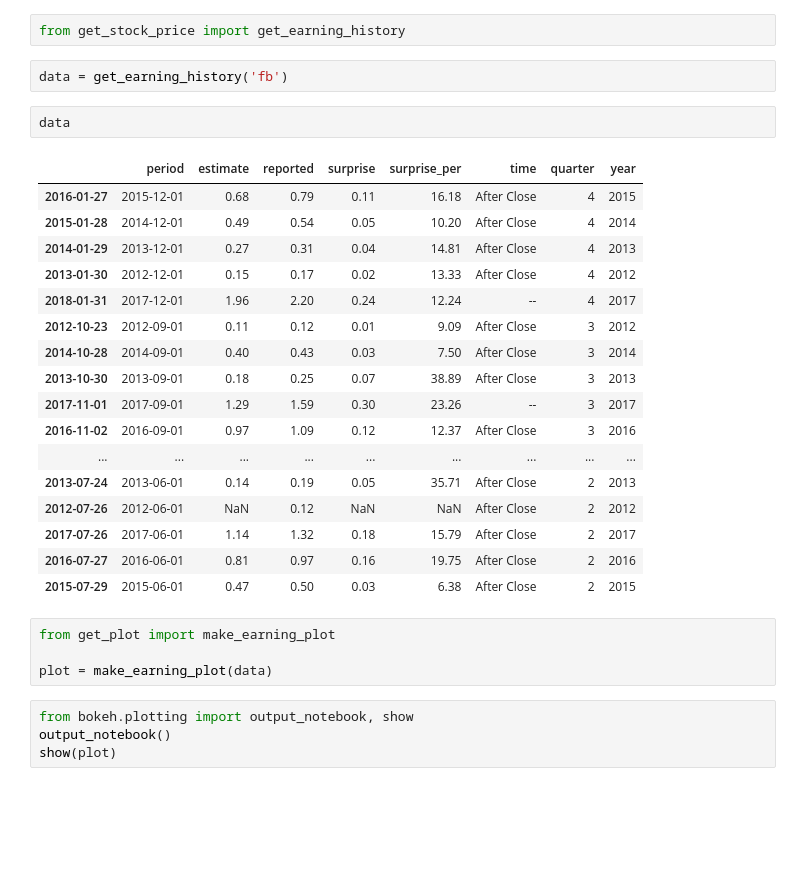
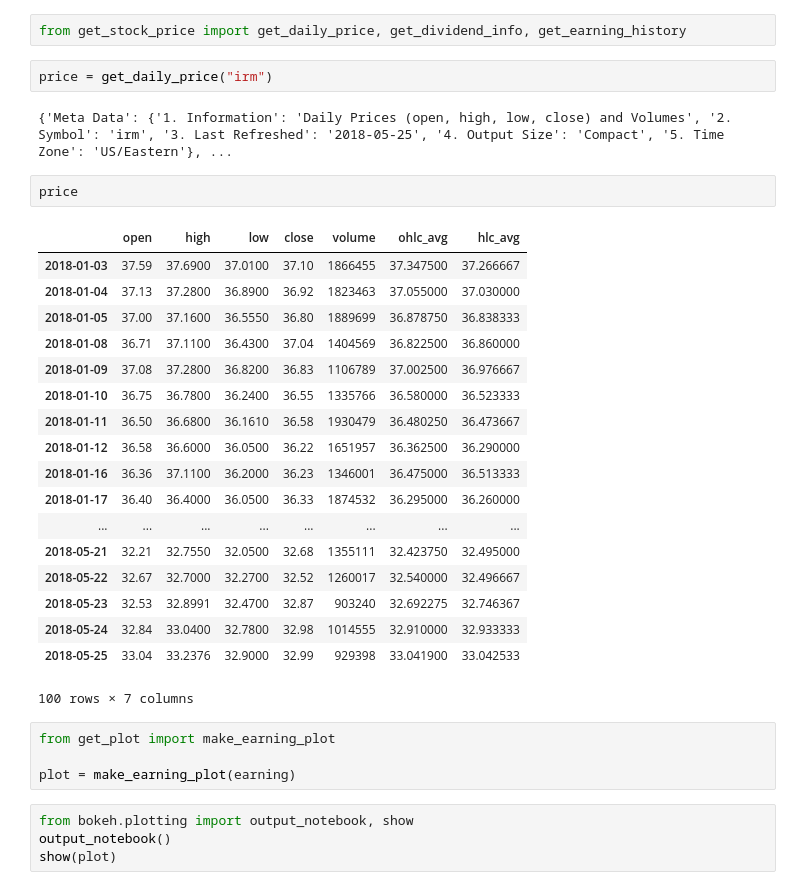
Before and after one commit to ivanyschen/PyStockTools, a Jupyter notebook: playground.ipynb, the cells around one changed output. Cells and saved outputs as stored; diff of their text form; blank space fills up the shorter version.

```diff
--- a/playground.ipynb
+++ b/playground.ipynb
@@ -1,31 +1,34 @@
 # %%
-from get_stock_price import get_earning_history
+from get_stock_price import get_daily_price, get_dividend_info, get_earning_history
-# %%
-data = get_earning_history('fb')
-# %%
-data
-# %% [output]
-|  | period | estimate | reported | surprise | surprise_per | time | quarter | year |
-| 2016-01-27 | 2015-12-01 | 0.68 | 0.79 | 0.11 | 16.18 | After Close | 4 | 2015 |
-| 2015-01-28 | 2014-12-01 | 0.49 | 0.54 | 0.05 | 10.20 | After Close | 4 | 2014 |
-| 2014-01-29 | 2013-12-01 | 0.27 | 0.31 | 0.04 | 14.81 | After Close | 4 | 2013 |
-| 2013-01-30 | 2012-12-01 | 0.15 | 0.17 | 0.02 | 13.33 | After Close | 4 | 2012 |
-| 2018-01-31 | 2017-12-01 | 1.96 | 2.20 | 0.24 | 12.24 | -- | 4 | 2017 |
-| 2012-10-23 | 2012-09-01 | 0.11 | 0.12 | 0.01 | 9.09 | After Close | 3 | 2012 |
-| 2014-10-28 | 2014-09-01 | 0.40 | 0.43 | 0.03 | 7.50 | After Close | 3 | 2014 |
-| 2013-10-30 | 2013-09-01 | 0.18 | 0.25 | 0.07 | 38.89 | After Close | 3 | 2013 |
-| 2017-11-01 | 2017-09-01 | 1.29 | 1.59 | 0.30 | 23.26 | -- | 3 | 2017 |
-| 2016-11-02 | 2016-09-01 | 0.97 | 1.09 | 0.12 | 12.37 | After Close | 3 | 2016 |
-| ... | ... | ... | ... | ... | ... | ... | ... | ... |
-| 2013-07-24 | 2013-06-01 | 0.14 | 0.19 | 0.05 | 35.71 | After Close | 2 | 2013 |
-| 2012-07-26 | 2012-06-01 | NaN | 0.12 | NaN | NaN | After Close | 2 | 2012 |
-| 2017-07-26 | 2017-06-01 | 1.14 | 1.32 | 0.18 | 15.79 | After Close | 2 | 2017 |
-| 2016-07-27 | 2016-06-01 | 0.81 | 0.97 | 0.16 | 19.75 | After Close | 2 | 2016 |
-| 2015-07-29 | 2015-06-01 | 0.47 | 0.50 | 0.03 | 6.38 | After Close | 2 | 2015 |
+# %%
+price = get_daily_price("irm")
+# %% [output]
+{'Meta Data': {'1. Information': 'Daily Prices (open, high, low, close) and Volumes', '2. Symbol': 'irm', '3. Last Refreshed': '2018-05-25', '4. Output Size': 'Compact', '5. Time Zone': 'US/Eastern'}, ...
+# %%
+price
+# %% [output]
+|  | open | high | low | close | volume | ohlc_avg | hlc_avg |
+| 2018-01-03 | 37.59 | 37.6900 | 37.0100 | 37.10 | 1866455 | 37.347500 | 37.266667 |
+| 2018-01-04 | 37.13 | 37.2800 | 36.8900 | 36.92 | 1823463 | 37.055000 | 37.030000 |
+| 2018-01-05 | 37.00 | 37.1600 | 36.5550 | 36.80 | 1889699 | 36.878750 | 36.838333 |
+| 2018-01-08 | 36.71 | 37.1100 | 36.4300 | 37.04 | 1404569 | 36.822500 | 36.860000 |
+| 2018-01-09 | 37.08 | 37.2800 | 36.8200 | 36.83 | 1106789 | 37.002500 | 36.976667 |
+| 2018-01-10 | 36.75 | 36.7800 | 36.2400 | 36.55 | 1335766 | 36.580000 | 36.523333 |
+| 2018-01-11 | 36.50 | 36.6800 | 36.1610 | 36.58 | 1930479 | 36.480250 | 36.473667 |
+| 2018-01-12 | 36.58 | 36.6000 | 36.0500 | 36.22 | 1651957 | 36.362500 | 36.290000 |
+| 2018-01-16 | 36.36 | 37.1100 | 36.2000 | 36.23 | 1346001 | 36.475000 | 36.513333 |
+| 2018-01-17 | 36.40 | 36.4000 | 36.0500 | 36.33 | 1874532 | 36.295000 | 36.260000 |
+| ... | ... | ... | ... | ... | ... | ... | ... |
+| 2018-05-21 | 32.21 | 32.7550 | 32.0500 | 32.68 | 1355111 | 32.423750 | 32.495000 |
+| 2018-05-22 | 32.67 | 32.7000 | 32.2700 | 32.52 | 1260017 | 32.540000 | 32.496667 |
+| 2018-05-23 | 32.53 | 32.8991 | 32.4700 | 32.87 | 903240 | 32.692275 | 32.746367 |
+| 2018-05-24 | 32.84 | 33.0400 | 32.7800 | 32.98 | 1014555 | 32.910000 | 32.933333 |
+| 2018-05-25 | 33.04 | 33.2376 | 32.9000 | 32.99 | 929398 | 33.041900 | 33.042533 |
+100 rows × 7 columns
 # %%
 from get_plot import make_earning_plot
 
-plot = make_earning_plot(data)
+plot = make_earning_plot(earning)
 # %%
 from bokeh.plotting import output_notebook, show
 output_notebook()
```
Also changed, not shown: 2 other files.
